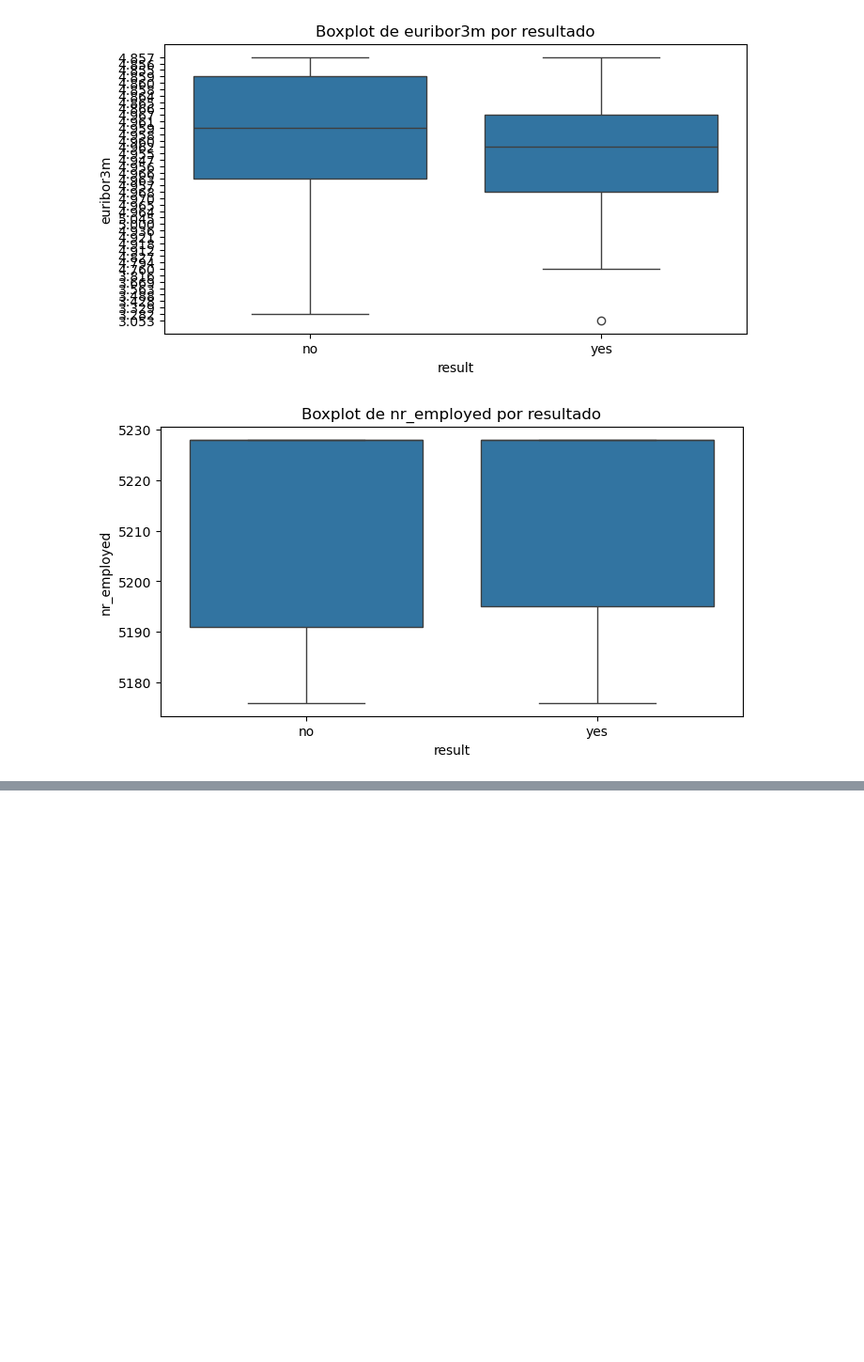
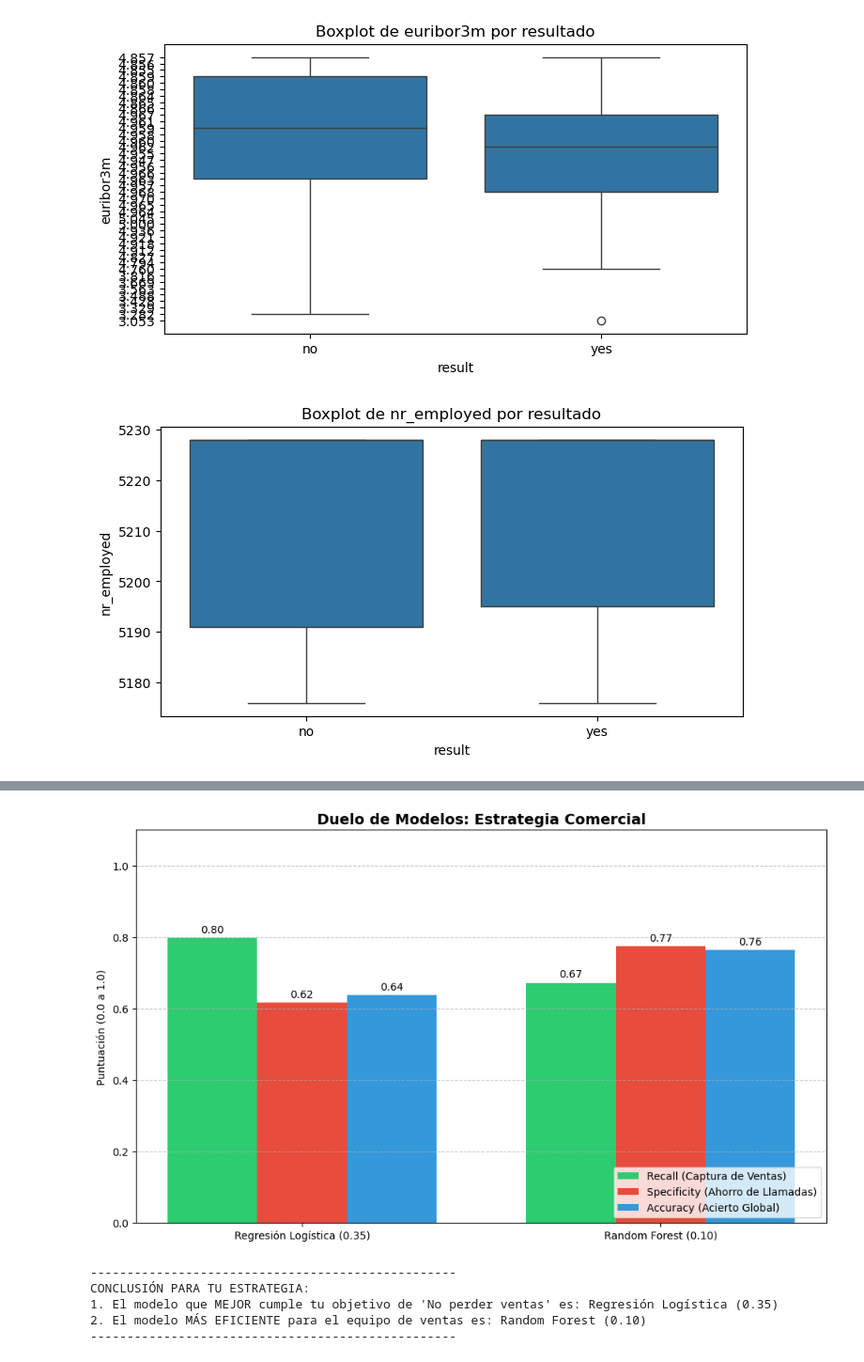
Before and after one commit to arnausans23/data-analytics-tfm, a Jupyter notebook: 1_analisis_datos_v2.ipynb, the cells around one changed output, grey strips where cells are left out. Shown at 94% size. Drawn from its saved outputs; the diff is of its cells as text; code cells hidden in the pictures; blank space fills up the shorter version.

```diff
--- a/1_analisis_datos_v2.ipynb
+++ b/1_analisis_datos_v2.ipynb
@@ -800,0 +961,71 @@ print(feature_importance[['Variable', 'Coefficient', 'Odds_Ratio']].head(15))
+# %%
+# ================================================
+# 24. COMPARATIVA VISUAL: LOGÍSTICA vs RANDOM FOREST
+# ================================================
+
+# Datos obtenidos de tus pruebas:
+modelos = ['Regresión Logística (0.35)', 'Random Forest (0.10)']
+
+# Métricas de sensibilidad (Recall) - Tu prioridad comercial
+recall = [0.798, 0.672]
+
+# Métricas de especificidad - La "limpieza" del modelo
+especificidad = [0.617, 0.774]
+
+# Métricas de precisión global (Accuracy)
+accuracy = [0.638, 0.763]
+
+# Configuración de la gráfica
+x = np.arange(len(modelos))  # Localización de las etiquetas
+width = 0.25  # Ancho de las barras
+
+fig, ax = plt.subplots(figsize=(10, 6))
+
+# Creamos las barras para cada métrica
+rects1 = ax.bar(x - width, recall, width, label='Recall (Captura de Ventas)', color='#2ecc71')
+rects2 = ax.bar(x, especificidad, width, label='Specificity (Ahorro de Llamadas)', color='#e74c3c')
+rects3 = ax.bar(x + width, accuracy, width, label='Accuracy (Acierto Global)', color='#3498db')
+
+# Añadir textos, títulos y etiquetas
+ax.set_ylabel('Puntuación (0.0 a 1.0)')
+ax.set_title('Duelo de Modelos: Estrategia Comercial', fontsize=14, fontweight='bold')
+ax.set_xticks(x)
+ax.set_xticklabels(modelos)
+ax.legend(loc='lower right')
+ax.set_ylim(0, 1.1) # Espacio para las etiquetas de datos
+
+# Función para poner los números encima de las barras
+def autolabel(rects):
+    for rect in rects:
+        height = rect.get_height()
+        ax.annotate(f'{height:.2f}',
+                    xy=(rect.get_x() + rect.get_width() / 2, height),
+                    xytext=(0, 3),  # 3 puntos de desplazamiento vertical
+                    textcoords="offset points",
+                    ha='center', va='bottom')
+
+autolabel(rects1)
+autolabel(rects2)
+autolabel(rects3)
+
+plt.grid(axis='y', linestyle='--', alpha=0.7)
+plt.tight_layout()
+
+# Mostrar la gráfica
+plt.show()
+
+# ================================================
+# RESUMEN EJECUTIVO (Consola)
+# ================================================
+print("-" * 50)
+print("CONCLUSIÓN PARA TU ESTRATEGIA:")
+print(f"1. El modelo que MEJOR cumple tu objetivo de 'No perder ventas' es: {modelos[0]}")
+print(f"2. El modelo MÁS EFICIENTE para el equipo de ventas es: {modelos[1]}")
+print("-" * 50)
+# %% [output]
+[figure, added]
+--------------------------------------------------
+CONCLUSIÓN PARA TU ESTRATEGIA:
+1. El modelo que MEJOR cumple tu objetivo de 'No perder ventas' es: Regresión Logística (0.35)
+2. El modelo MÁS EFICIENTE para el equipo de ventas es: Random Forest (0.10)
+--------------------------------------------------
```
Also changed, not shown: parts of 19 cells of this notebook.
